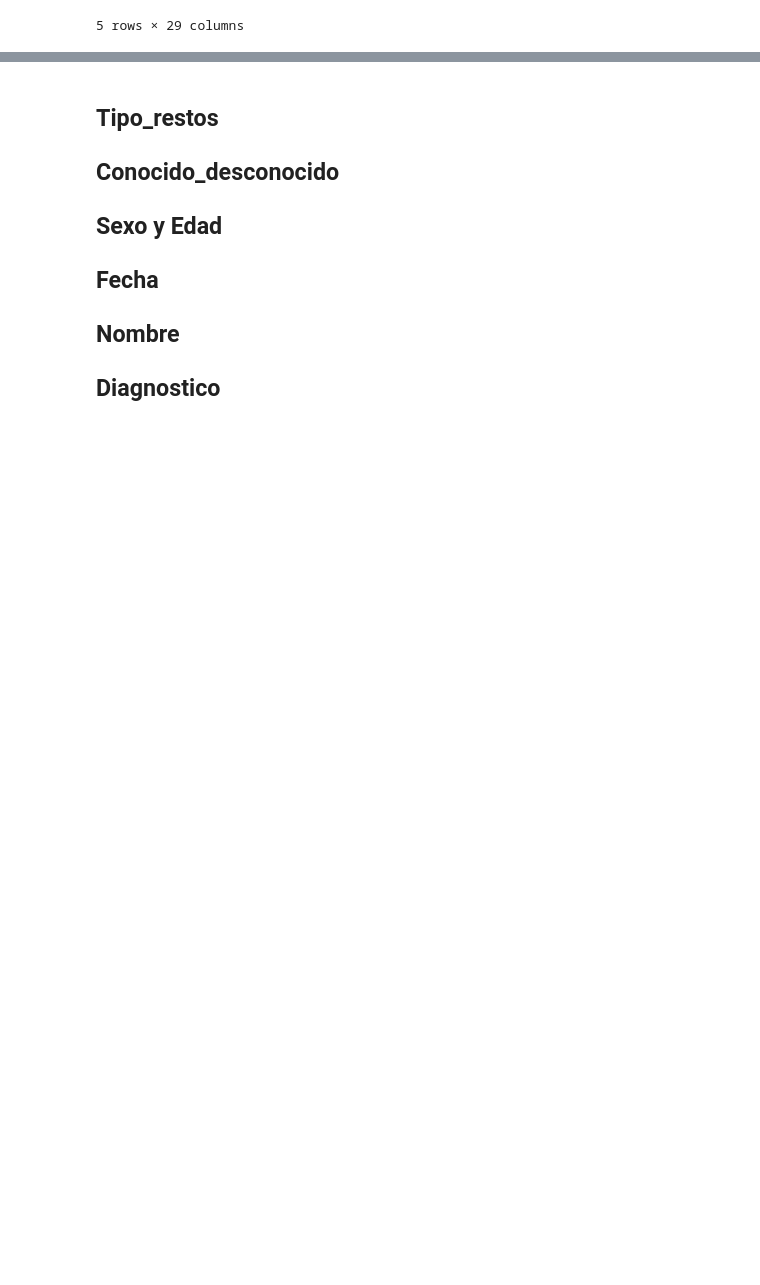
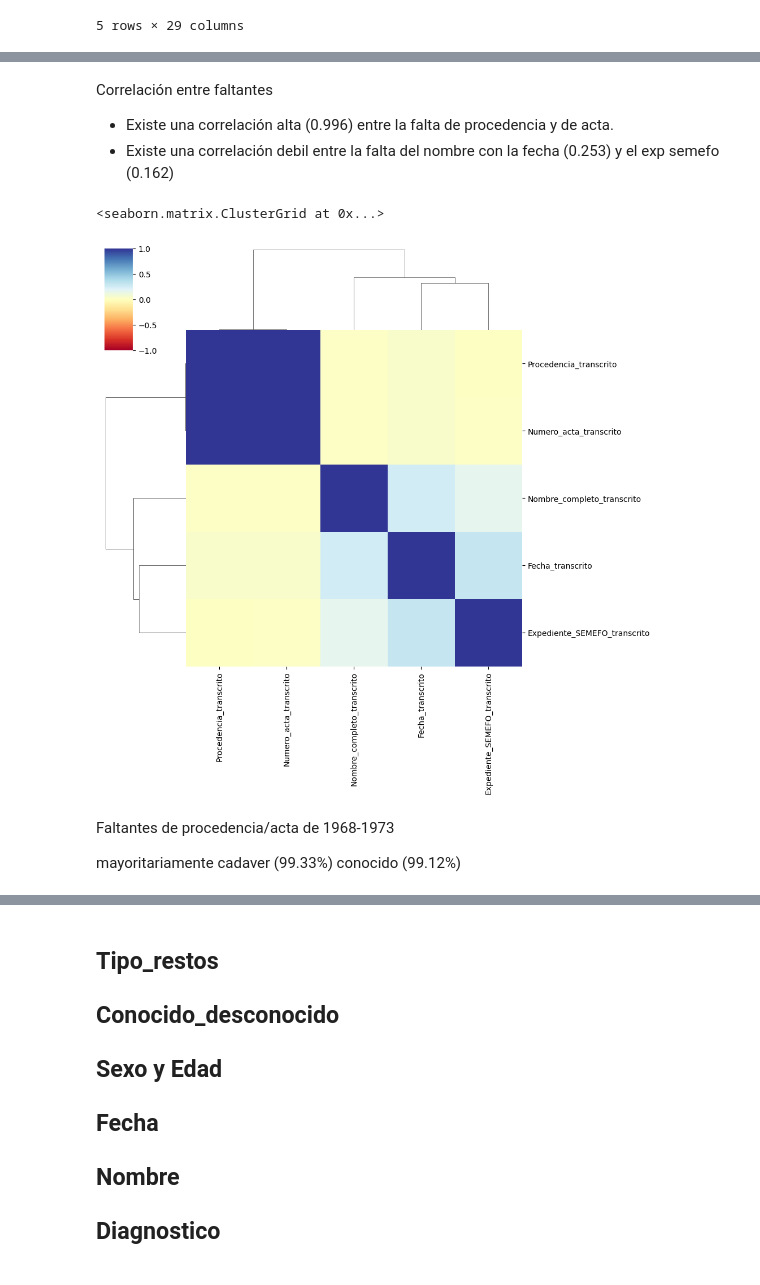
Before and after one commit to mar-esther23/SEMEFO_busqueda, a Jupyter notebook: HBO_analisis.ipynb, the cells around one changed output, grey strips where cells are left out. Saved outputs shown, nothing was run; the diff lists cells and outputs as text; code cells hidden in the pictures; blank space fills up the shorter version.

Commit message:
Datos faltantes

```diff
--- a/HBO_analisis.ipynb
+++ b/HBO_analisis.ipynb
@@ -102,0 +86,13 @@ Datos faltantes por año
+# %% [markdown]
+Correlación entre faltantes
+* Existe una correlación alta  (0.996) entre la falta de procedencia y de acta.
+* Existe una correlación debil entre la falta del nombre con la fecha (0.253) y el exp semefo (0.162)
+# %%
+sns.clustermap(df_notnan.corr(), vmin=-1, vmax=1, cmap='RdYlBu')
+# %% [output]
+<seaborn.matrix.ClusterGrid at 0x...>
+[figure, added]
+# %% [markdown]
+Faltantes de procedencia/acta de 1968-1973
+
+mayoritariamente cadaver (99.33%) conocido (99.12%)
```
Also changed, not shown: parts of 17 cells of this notebook.
